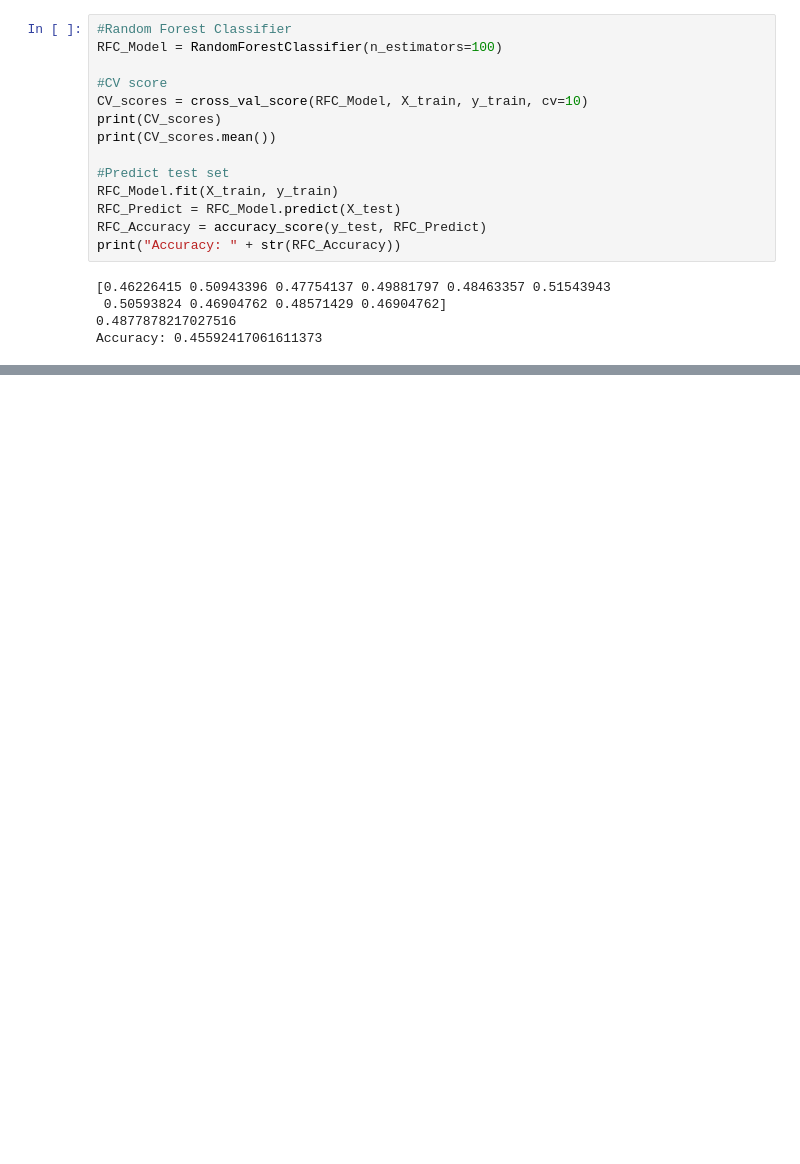
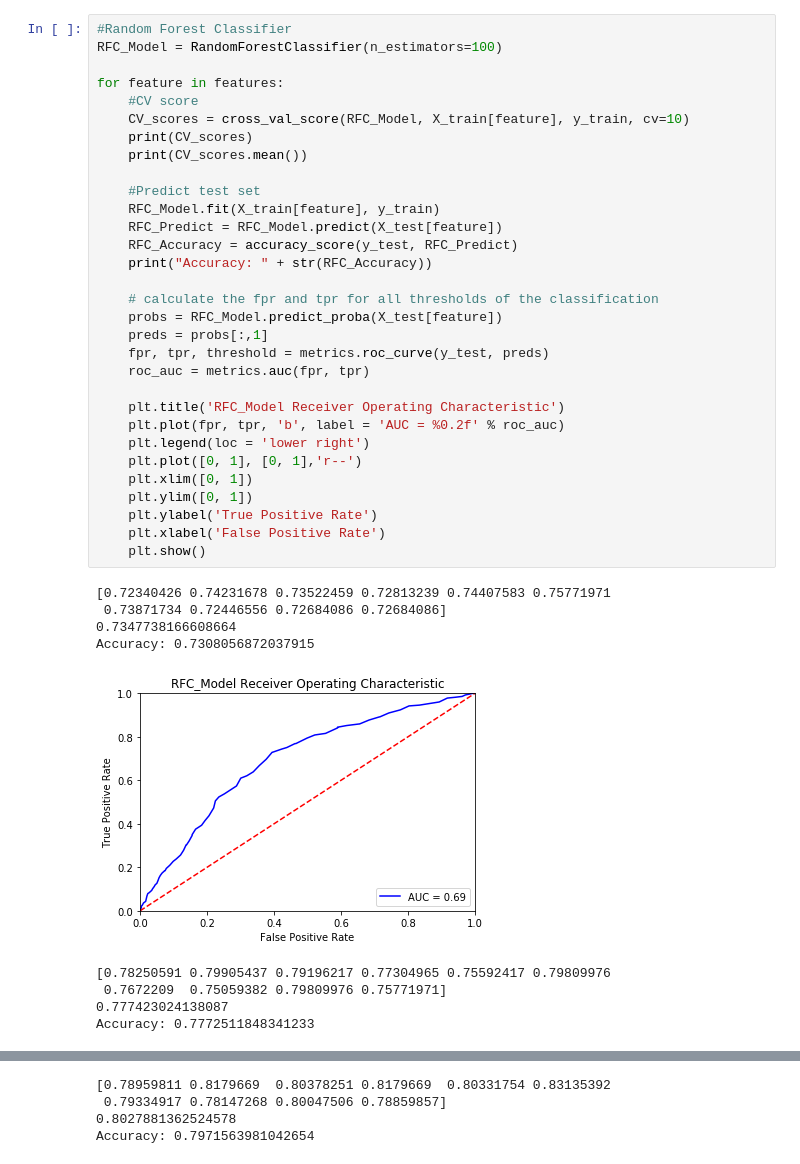
Before and after one commit to CCMM241/Machine_Learning_A3, a Jupyter notebook: Skeleton_code.ipynb, the cells around one changed output, grey strips where cells are left out. Saved outputs shown, nothing was run; the diff lists cells and outputs as text; blank space fills up the shorter version.

```diff
--- a/Skeleton_code.ipynb
+++ b/Skeleton_code.ipynb
@@ -53,19 +236,41 @@ Accuracy: 0.418957345971564
 # %%
 #Random Forest Classifier
 RFC_Model = RandomForestClassifier(n_estimators=100)
 
-#CV score
-CV_scores = cross_val_score(RFC_Model, X_train, y_train, cv=10)
-print(CV_scores)
-print(CV_scores.mean())
+for feature in features:
+    #CV score
+    CV_scores = cross_val_score(RFC_Model, X_train[feature], y_train, cv=10)
+    print(CV_scores)
+    print(CV_scores.mean())
 
-#Predict test set
-RFC_Model.fit(X_train, y_train)
-RFC_Predict = RFC_Model.predict(X_test)
-RFC_Accuracy = accuracy_score(y_test, RFC_Predict)
-print("Accuracy: " + str(RFC_Accuracy))
+    #Predict test set
+    RFC_Model.fit(X_train[feature], y_train)
+    RFC_Predict = RFC_Model.predict(X_test[feature])
+    RFC_Accuracy = accuracy_score(y_test, RFC_Predict)
+    print("Accuracy: " + str(RFC_Accuracy))
+
+    # calculate the fpr and tpr for all thresholds of the classification
+    probs = RFC_Model.predict_proba(X_test[feature])
+    preds = probs[:,1]
+    fpr, tpr, threshold = metrics.roc_curve(y_test, preds)
+    roc_auc = metrics.auc(fpr, tpr)
+
+    plt.title('RFC_Model Receiver Operating Characteristic')
+    plt.plot(fpr, tpr, 'b', label = 'AUC = %0.2f' % roc_auc)
+    plt.legend(loc = 'lower right')
+    plt.plot([0, 1], [0, 1],'r--')
+    plt.xlim([0, 1])
+    plt.ylim([0, 1])
+    plt.ylabel('True Positive Rate')
+    plt.xlabel('False Positive Rate')
+    plt.show()
 # %% [output]
-[0.46226415 0.50943396 0.47754137 0.49881797 0.48463357 0.51543943
- 0.50593824 0.46904762 0.48571429 0.46904762]
-0.4877878217027516
-Accuracy: 0.45592417061611373
+[0.72340426 0.74231678 0.73522459 0.72813239 0.74407583 0.75771971
+ 0.73871734 0.72446556 0.72684086 0.72684086]
+0.7347738166608664
+Accuracy: 0.7308056872037915
+[figure, added]
+[0.78250591 0.79905437 0.79196217 0.77304965 0.75592417 0.79809976
+ 0.7672209  0.75059382 0.79809976 0.75771971]
+0.777423024138087
+Accuracy: 0.7772511848341233
@@ -71,0 +278,4 @@ Accuracy: 0.45592417061611373
+[0.78959811 0.8179669  0.80378251 0.8179669  0.80331754 0.83135392
+ 0.79334917 0.78147268 0.80047506 0.78859857]
+0.8027881362524578
+Accuracy: 0.7971563981042654
```
Also changed, not shown: parts of 26 cells of this notebook.
